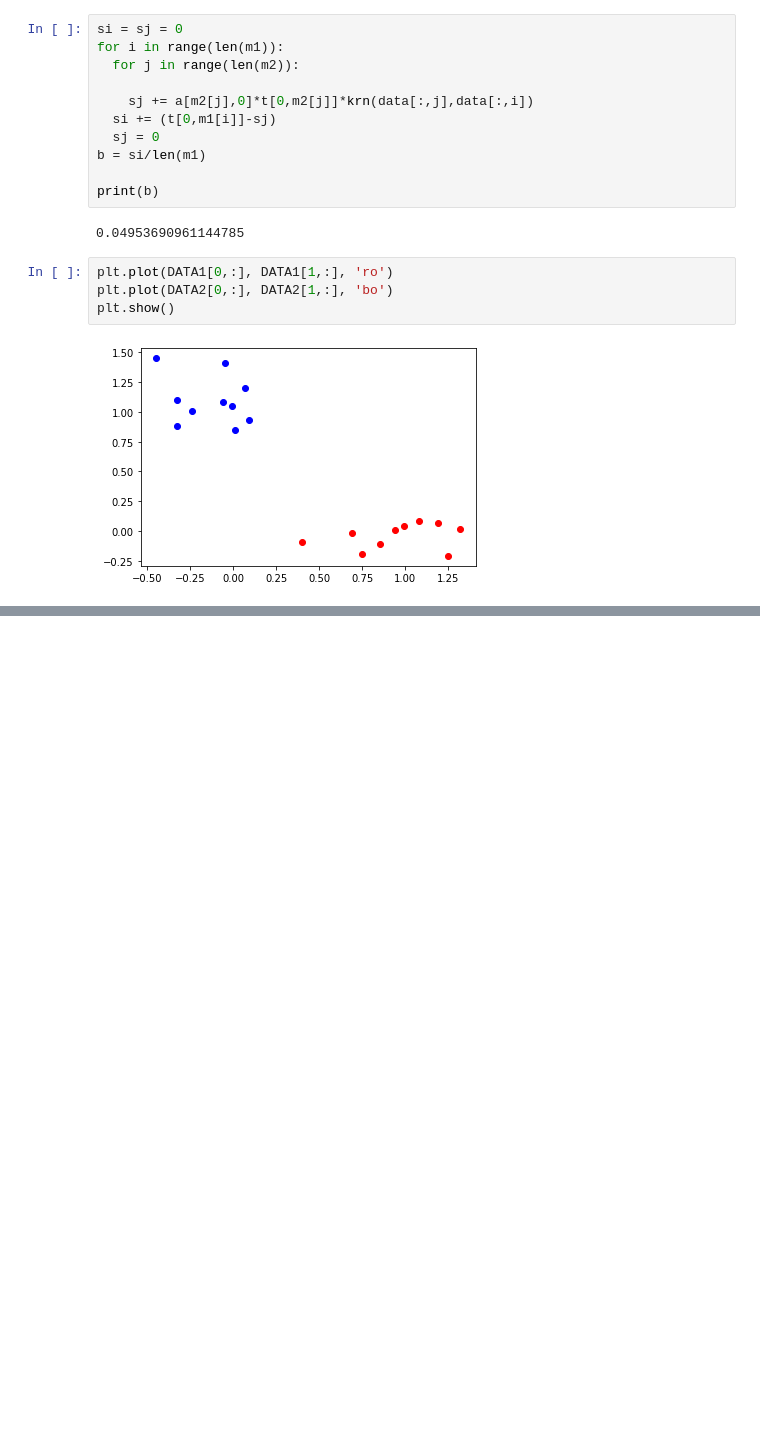
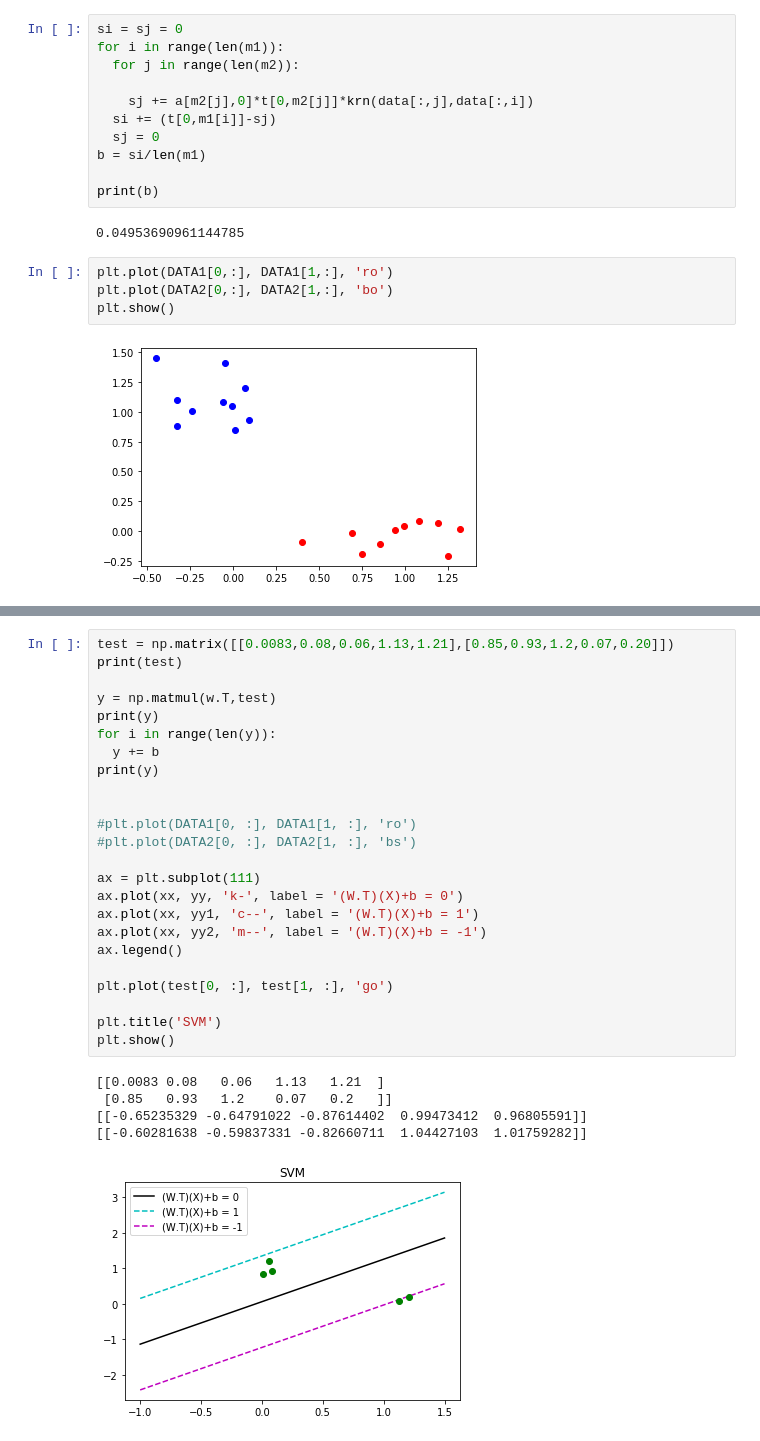
Before and after one commit to gnitish18/Pattern_Recognition-SVM, a Jupyter notebook: SourceCode.ipynb, the cells around one changed output, grey strips where cells are left out. Drawn from its saved outputs; the diff is of its cells as text; blank space fills up the shorter version.

```diff
--- a/SourceCode.ipynb
+++ b/SourceCode.ipynb
@@ -113,0 +120,30 @@ plt.show()
+# %%
+test = np.matrix([[0.0083,0.08,0.06,1.13,1.21],[0.85,0.93,1.2,0.07,0.20]])
+print(test)
+
+y = np.matmul(w.T,test)
+print(y)
+for i in range(len(y)):
+  y += b
+print(y)
+
+
+#plt.plot(DATA1[0, :], DATA1[1, :], 'ro')
+#plt.plot(DATA2[0, :], DATA2[1, :], 'bs')
+
+ax = plt.subplot(111)
+ax.plot(xx, yy, 'k-', label = '(W.T)(X)+b = 0')
+ax.plot(xx, yy1, 'c--', label = '(W.T)(X)+b = 1')
+ax.plot(xx, yy2, 'm--', label = '(W.T)(X)+b = -1')
+ax.legend()
+
+plt.plot(test[0, :], test[1, :], 'go')
+
+plt.title('SVM')
+plt.show()
+# %% [output]
+[[0.0083 0.08   0.06   1.13   1.21  ]
+ [0.85   0.93   1.2    0.07   0.2   ]]
+[[-0.65235329 -0.64791022 -0.87614402  0.99473412  0.96805591]]
+[[-0.60281638 -0.59837331 -0.82660711  1.04427103  1.01759282]]
+[figure, added]
```
Also changed, not shown: parts of 5 cells of this notebook.
